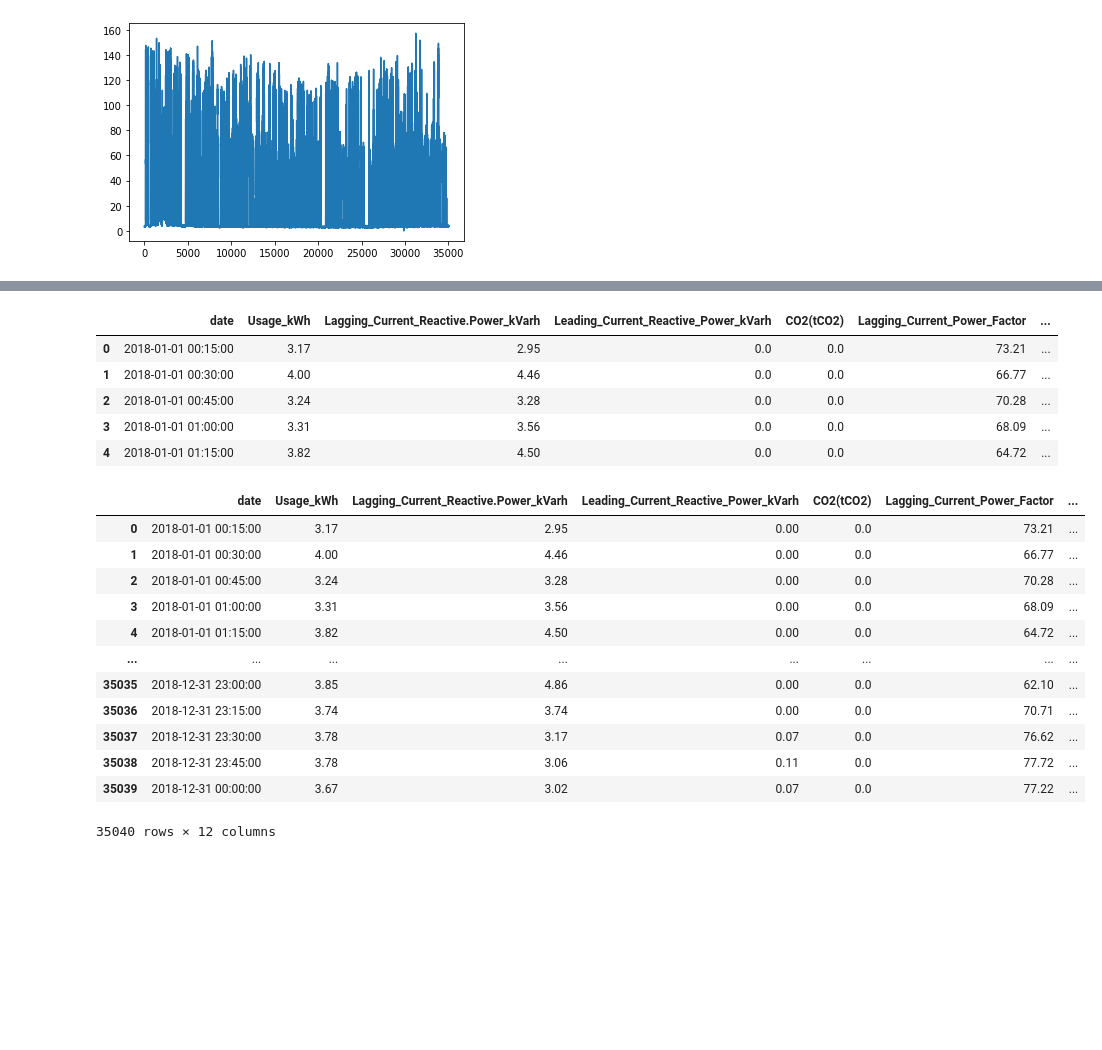
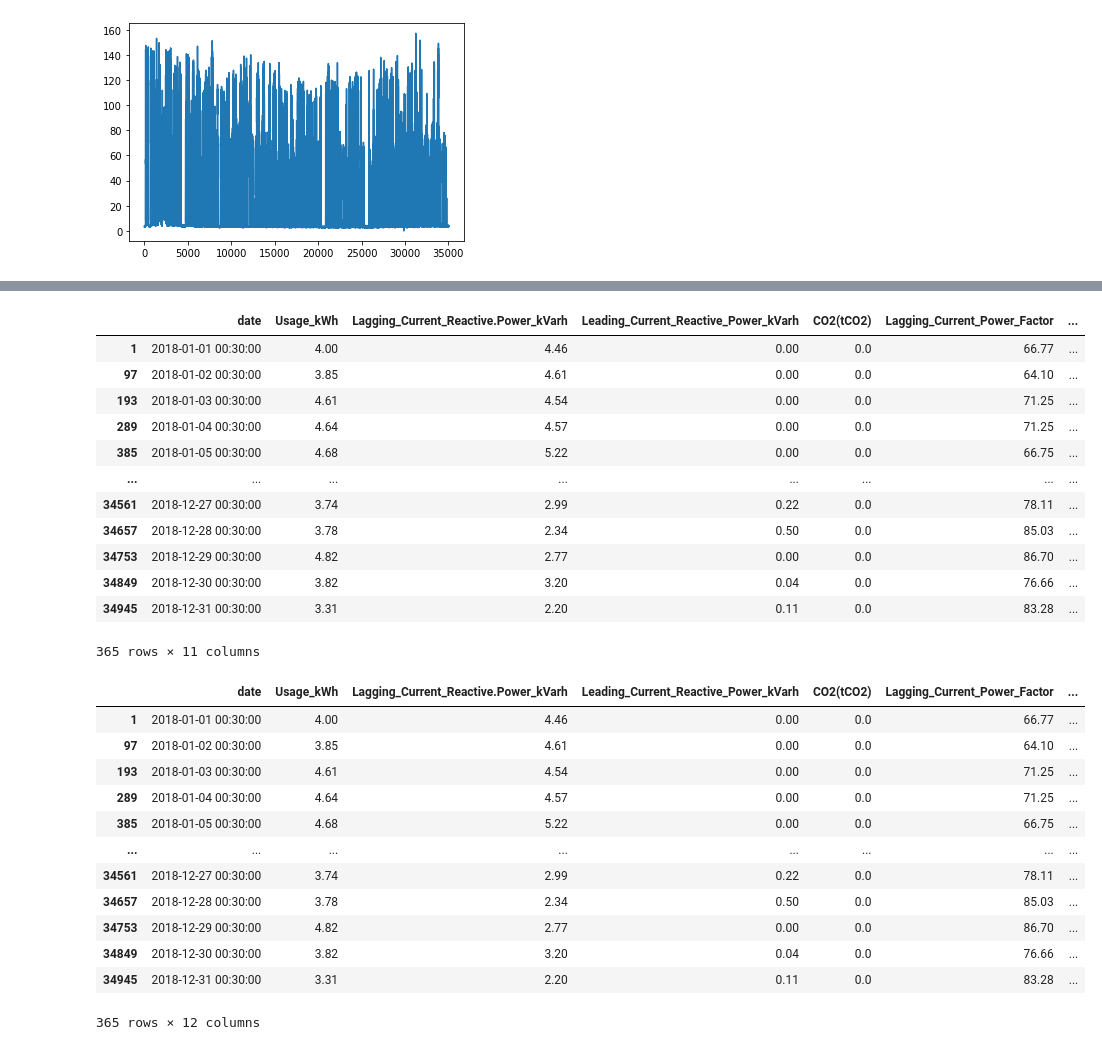
Before and after one commit to naranjitoct/UPCT_IA_2022, a Jupyter notebook: 01_Linear_Regression.ipynb, the cells around one changed output, grey strips where cells are left out. Cells and saved outputs as stored; diff of their text form; code cells hidden in the pictures; blank space fills up the shorter version.

```diff
--- a/01_Linear_Regression.ipynb
+++ b/01_Linear_Regression.ipynb
@@ -136,27 +141,37 @@ Maximum_Load     7272
 # %%
 #df_temp['date'] = pd.to_datetime(df_temp['date'], errors='coerce')
-df['date'] = pd.to_datetime(df['date'])
+#df['date'] = pd.to_datetime(df['date']) ... WARNING:... data format...
+df['date'] = pd.to_datetime(df['date'], format="%d/%m/%Y %H:%M")
 df.head()
+df[df['NSM']==1800]
 # %% [output]
 |  | date | Usage_kWh | Lagging_Current_Reactive.Power_kVarh | Leading_Current_Reactive_Power_kVarh | CO2(tCO2) | Lagging_Current_Power_Factor | ... |
-| 0 | 2018-01-01 00:15:00 | 3.17 | 2.95 | 0.0 | 0.0 | 73.21 | ... |
-| 1 | 2018-01-01 00:30:00 | 4.00 | 4.46 | 0.0 | 0.0 | 66.77 | ... |
-| 2 | 2018-01-01 00:45:00 | 3.24 | 3.28 | 0.0 | 0.0 | 70.28 | ... |
-| 3 | 2018-01-01 01:00:00 | 3.31 | 3.56 | 0.0 | 0.0 | 68.09 | ... |
-| 4 | 2018-01-01 01:15:00 | 3.82 | 4.50 | 0.0 | 0.0 | 64.72 | ... |
+| 1 | 2018-01-01 00:30:00 | 4.00 | 4.46 | 0.00 | 0.0 | 66.77 | ... |
+| 97 | 2018-01-02 00:30:00 | 3.85 | 4.61 | 0.00 | 0.0 | 64.10 | ... |
+| 193 | 2018-01-03 00:30:00 | 4.61 | 4.54 | 0.00 | 0.0 | 71.25 | ... |
+| 289 | 2018-01-04 00:30:00 | 4.64 | 4.57 | 0.00 | 0.0 | 71.25 | ... |
+| 385 | 2018-01-05 00:30:00 | 4.68 | 5.22 | 0.00 | 0.0 | 66.75 | ... |
+| ... | ... | ... | ... | ... | ... | ... | ... |
+| 34561 | 2018-12-27 00:30:00 | 3.74 | 2.99 | 0.22 | 0.0 | 78.11 | ... |
+| 34657 | 2018-12-28 00:30:00 | 3.78 | 2.34 | 0.50 | 0.0 | 85.03 | ... |
+| 34753 | 2018-12-29 00:30:00 | 4.82 | 2.77 | 0.00 | 0.0 | 86.70 | ... |
+| 34849 | 2018-12-30 00:30:00 | 3.82 | 3.20 | 0.04 | 0.0 | 76.66 | ... |
+| 34945 | 2018-12-31 00:30:00 | 3.31 | 2.20 | 0.11 | 0.0 | 83.28 | ... |
+365 rows × 11 columns
 # %%
 df['Weekday'] = pd.factorize(df['date'].dt.day_of_week)[0] + 1
+df[df['NSM']==1800]
 # %% [output]
 |  | date | Usage_kWh | Lagging_Current_Reactive.Power_kVarh | Leading_Current_Reactive_Power_kVarh | CO2(tCO2) | Lagging_Current_Power_Factor | ... |
-| 0 | 2018-01-01 00:15:00 | 3.17 | 2.95 | 0.00 | 0.0 | 73.21 | ... |
 | 1 | 2018-01-01 00:30:00 | 4.00 | 4.46 | 0.00 | 0.0 | 66.77 | ... |
-| 2 | 2018-01-01 00:45:00 | 3.24 | 3.28 | 0.00 | 0.0 | 70.28 | ... |
-| 3 | 2018-01-01 01:00:00 | 3.31 | 3.56 | 0.00 | 0.0 | 68.09 | ... |
-| 4 | 2018-01-01 01:15:00 | 3.82 | 4.50 | 0.00 | 0.0 | 64.72 | ... |
+| 97 | 2018-01-02 00:30:00 | 3.85 | 4.61 | 0.00 | 0.0 | 64.10 | ... |
+| 193 | 2018-01-03 00:30:00 | 4.61 | 4.54 | 0.00 | 0.0 | 71.25 | ... |
+| 289 | 2018-01-04 00:30:00 | 4.64 | 4.57 | 0.00 | 0.0 | 71.25 | ... |
+| 385 | 2018-01-05 00:30:00 | 4.68 | 5.22 | 0.00 | 0.0 | 66.75 | ... |
 | ... | ... | ... | ... | ... | ... | ... | ... |
-| 35035 | 2018-12-31 23:00:00 | 3.85 | 4.86 | 0.00 | 0.0 | 62.10 | ... |
-| 35036 | 2018-12-31 23:15:00 | 3.74 | 3.74 | 0.00 | 0.0 | 70.71 | ... |
-| 35037 | 2018-12-31 23:30:00 | 3.78 | 3.17 | 0.07 | 0.0 | 76.62 | ... |
-| 35038 | 2018-12-31 23:45:00 | 3.78 | 3.06 | 0.11 | 0.0 | 77.72 | ... |
-| 35039 | 2018-12-31 00:00:00 | 3.67 | 3.02 | 0.07 | 0.0 | 77.22 | ... |
+| 34561 | 2018-12-27 00:30:00 | 3.74 | 2.99 | 0.22 | 0.0 | 78.11 | ... |
+| 34657 | 2018-12-28 00:30:00 | 3.78 | 2.34 | 0.50 | 0.0 | 85.03 | ... |
+| 34753 | 2018-12-29 00:30:00 | 4.82 | 2.77 | 0.00 | 0.0 | 86.70 | ... |
+| 34849 | 2018-12-30 00:30:00 | 3.82 | 3.20 | 0.04 | 0.0 | 76.66 | ... |
+| 34945 | 2018-12-31 00:30:00 | 3.31 | 2.20 | 0.11 | 0.0 | 83.28 | ... |
-35040 rows × 12 columns
+365 rows × 12 columns
```
Also changed, not shown: parts of 11 cells of this notebook.
